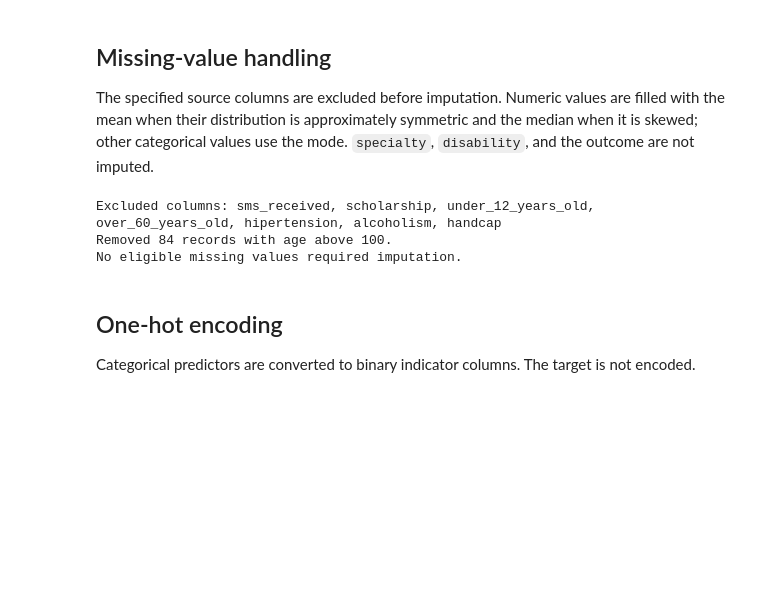
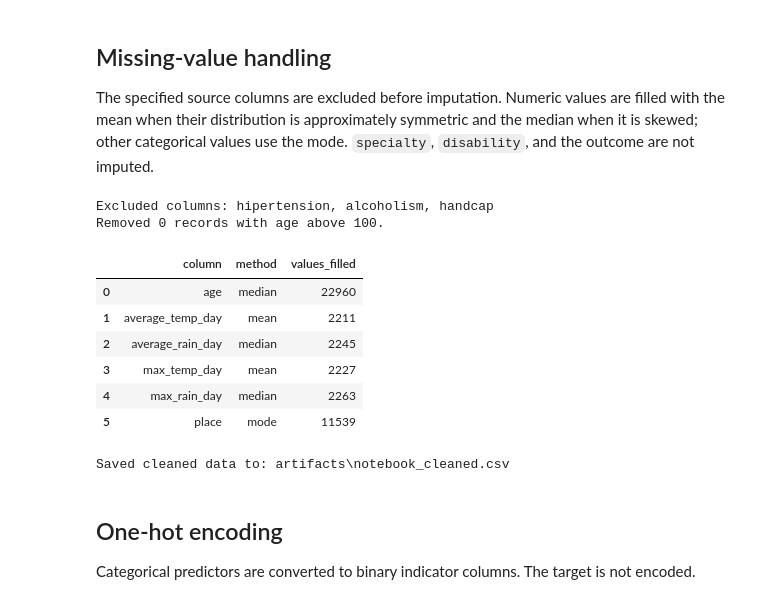
Before and after one commit to darshantank1995/MedicalAppointment, a Jupyter notebook: medical_appointment_eda.ipynb, the cells around one changed output. Drawn from its saved outputs; the diff is of its cells as text; code cells hidden in the pictures; blank space fills up the shorter version.

```diff
--- a/medical_appointment_eda.ipynb
+++ b/medical_appointment_eda.ipynb
@@ -25,5 +26,0 @@ Exact duplicate rows are removed from this notebook analysis and its encoded out
-# %%
-# Remove exact duplicate appointments before outlier handling and encoding.
-duplicate_record_count = int(df.duplicated().sum())
-df = df.drop_duplicates().reset_index(drop=True)
-print(f'Removed {duplicate_record_count} exact duplicate records.')
@@ -36,6 +26,0 @@ Records with age above 100 are excluded from this notebook analysis and its enco
-# %%
-# Remove implausible ages before imputation, analysis, and one-hot encoding.
-age_outlier_threshold = 100
-age_outlier_count = int(df['age'].gt(age_outlier_threshold).sum())
-df = df.loc[df['age'].isna() | df['age'].le(age_outlier_threshold)].copy()
-print(f'Removed {age_outlier_count} records with age above {age_outlier_threshold}.')
@@ -48,7 +31,6 @@ The specified source columns are excluded before imputation. Numeric values are
 # %%
 # Exclude the requested source columns from this notebook's analysis only.
 excluded_columns = [
-    'sms_received', 'scholarship', 'under_12_years_old', 'over_60_years_old',
     'hipertension', 'alcoholism', 'handcap',
 ]
 df = df.drop(columns=excluded_columns, errors='ignore')
@@ -63,36 +45,50 @@ for column in df.select_dtypes(include='number').columns:
         continue
     values = df[column].dropna()
     if values.empty:
         continue
     if abs(values.skew()) <= 1:
         method, fill_value = 'mean', values.mean()
     else:
         method, fill_value = 'median', values.median()
     missing_count = int(df[column].isna().sum())
     df[column] = df[column].fillna(fill_value)
     fill_summary.append({'column': column, 'method': method, 'values_filled': missing_count})
 
 for column in df.select_dtypes(include=['object', 'string', 'category']).columns:
     if column in protected_columns or not df[column].isna().any():
         continue
     mode = df[column].mode(dropna=True)
     if mode.empty:
         continue
     missing_count = int(df[column].isna().sum())
     df[column] = df[column].fillna(mode.iloc[0])
     fill_summary.append({'column': column, 'method': 'mode', 'values_filled': missing_count})
 
 fill_summary = pd.DataFrame(fill_summary, columns=['column', 'method', 'values_filled'])
 print('Excluded columns:', ', '.join(excluded_columns))
 print(f'Removed {age_outlier_count} records with age above {age_outlier_threshold}.')
 if fill_summary.empty:
     print('No eligible missing values required imputation.')
 else:
     display(fill_summary)
+
+# Save the cleaned notebook data separately from the later encoded dataset.
+output_dir = Path('artifacts')
+output_dir.mkdir(exist_ok=True)
+cleaned_output_path = output_dir / 'notebook_cleaned.csv'
+df.to_csv(cleaned_output_path, index=False)
+print(f'Saved cleaned data to: {cleaned_output_path}')
 # %% [output]
-Excluded columns: sms_received, scholarship, under_12_years_old, over_60_years_old, hipertension, alcoholism, handcap
-Removed 84 records with age above 100.
-No eligible missing values required imputation.
+Excluded columns: hipertension, alcoholism, handcap
+Removed 0 records with age above 100.
+|  | column | method | values_filled |
+| 0 | age | median | 22960 |
+| 1 | average_temp_day | mean | 2211 |
+| 2 | average_rain_day | median | 2245 |
+| 3 | max_temp_day | mean | 2227 |
+| 4 | max_rain_day | median | 2263 |
+| 5 | place | mode | 11539 |
+Saved cleaned data to: artifacts\notebook_cleaned.csv
 # %% [markdown]
 ## One-hot encoding
 
```
Also changed, not shown: parts of 8 cells of this notebook, 5 other files.
